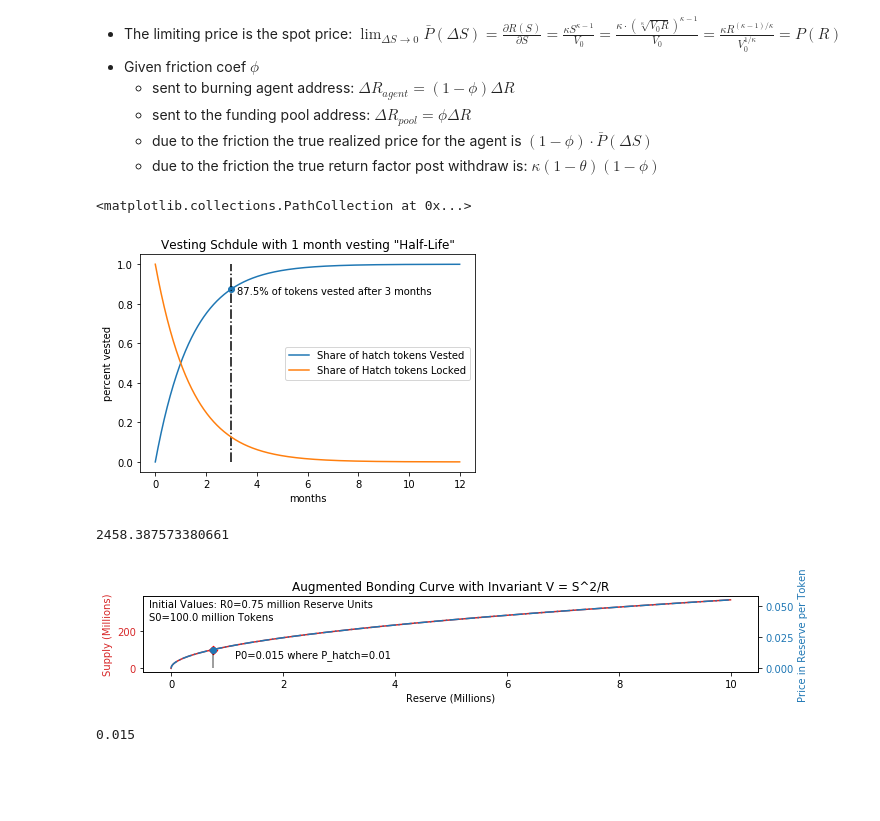
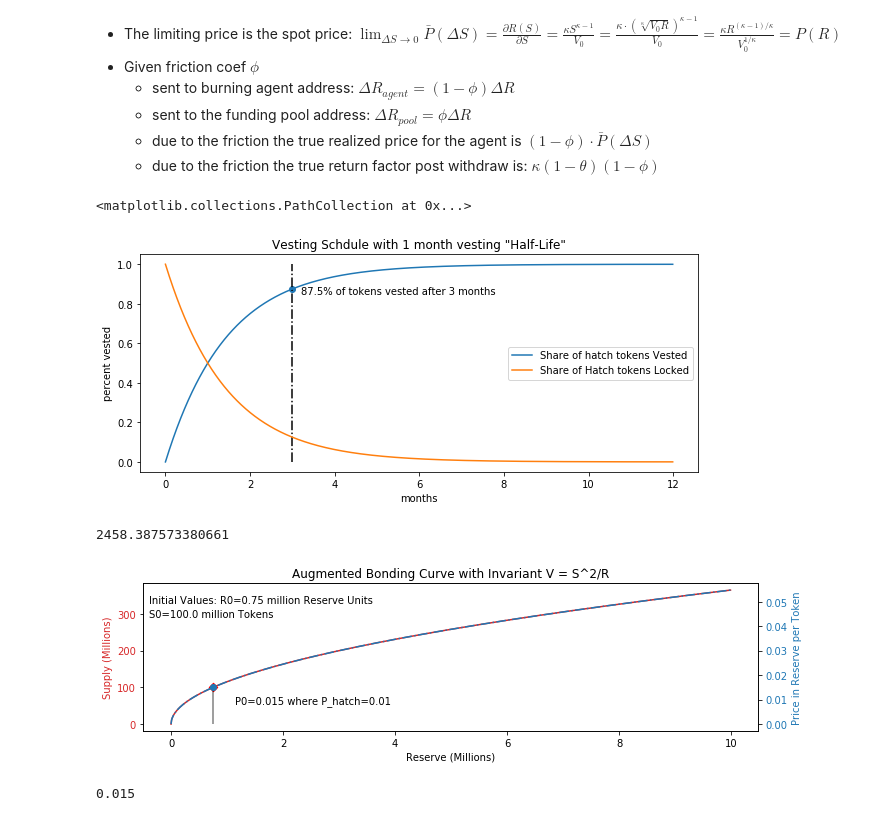
Before and after one commit to BlockScience/conviction, a Jupyter notebook: hatch_sim.ipynb, the cells around one changed output. Cells and saved outputs as stored; diff of their text form; code cells hidden in the pictures; blank space fills up the shorter version.

```diff
--- a/hatch_sim.ipynb
+++ b/hatch_sim.ipynb
@@ -86,21 +86,22 @@ def withdraw(deltaS, R,S, kappa, V0):
     realized_price = deltaR/deltaS
     return deltaR, realized_price
 # %%
+fig, ax = plt.subplots(figsize=(10,4))
 X= np.arange(0,12, .01)
 vals = [1-1/2**x for x in X]
 
 vals3 = [1/2**x for x in X]
-plt.plot(X,vals, X, vals3)
+ax.plot(X,vals, X, vals3)
 plt.xlabel('months')
 plt.ylabel('percent vested')
 plt.title('Vesting Schdule with 1 month vesting "Half-Life"')
 plt.legend(["Share of hatch tokens Vested", "Share of Hatch tokens Locked"])
 plt.vlines(3,0,1, linestyle ='-.')
 plt.text(3.2,.85, str(int(1000*7/8)/10)+ "% of tokens vested after 3 months" )
 plt.scatter(3,7/8)
 # %% [output]
 <matplotlib.collections.PathCollection at 0x...>
-[figure, old version]
+[figure, new version]
 # %%
 10*10**6*vals3[-1]
 # %% [output]
@@ -120,7 +121,7 @@ reserve = np.arange(0,10,.01)
 supp = np.array([supply(r,kappa, V0) for r in reserve])
 price = np.array([spot_price(r,kappa, V0) for r in reserve])
 
-fig, ax1 = plt.subplots(figsize=(10,2))
+fig, ax1 = plt.subplots(figsize=(10,3))
 
 color = 'tab:red'
 ax1.set_xlabel('Reserve (Millions)')
@@ -140,7 +141,7 @@ ax1.scatter(R0,S0, color='red', marker='D')
 # ax1.text(R0+.02*reserve[-1], .9*supp[-1], "Initial Value R0="+str(int(100*R0)/100)+" million Reserve Units")
 # ax1.text(R0+.02*reserve[-1], .70*supp[-1], "Initial Value S0="+str(S0)+" million Tokens")
 ax1.text(-.4, .9*supp[-1], "Initial Values: R0="+str(int(100*R0)/100)+" million Reserve Units")
-ax1.text(-.4, .70*supp[-1], "S0="+str(S0)+" million Tokens")
+ax1.text(-.4, .80*supp[-1], "S0="+str(S0)+" million Tokens")
 
 #ax1.hlines(S0,0,R0)
 
@@ -153,7 +154,7 @@ plt.title('Augmented Bonding Curve with Invariant V = S^'+str(kappa)+'/R')
 fig.tight_layout()  # otherwise the right y-label is slightly clipped
 plt.show()
 # %% [output]
-[figure, old version]
+[figure, new version]
 # %%
 spot_price(R0,kappa,V0)
 # %% [output]
```
Also changed, not shown: parts of 2 cells of this notebook, 1 other file.
